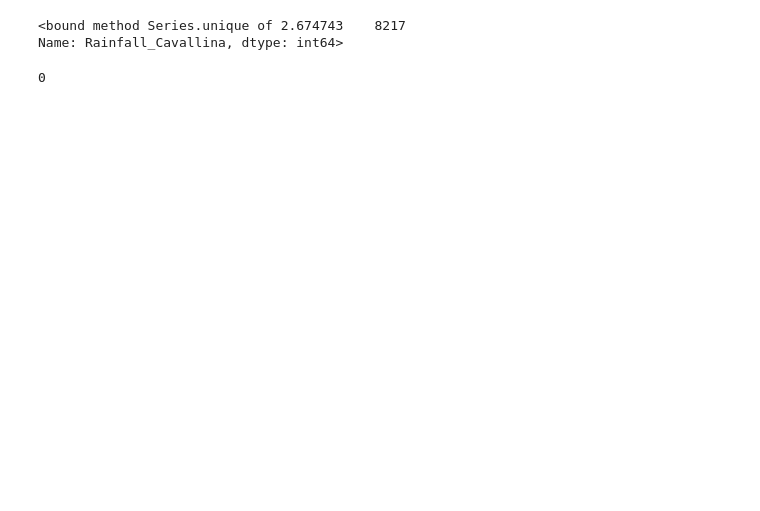
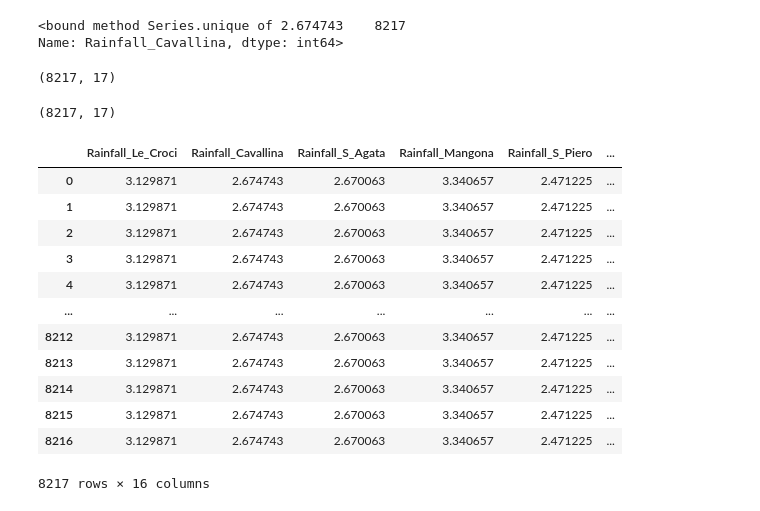
Before and after one commit to Himanth-Venati/Acea_Smart_Water_Analytics_ML, a Jupyter notebook: Acea_Smart_Water_Analytics.ipynb, the cells around one changed output. Cells and saved outputs as stored; diff of their text form; code cells hidden in the pictures; blank space fills up the shorter version.

```diff
--- a/Acea_Smart_Water_Analytics.ipynb
+++ b/Acea_Smart_Water_Analytics.ipynb
@@ -139,4 +141,8 @@ df['Rainfall_Cavallina']=df['Rainfall_Le_Croci'].mean()
-# %%
-df['Rainfall_Cavallina'].isnull().sum()
-# %% [output]
-0
+# %%
+df.shape
+# %% [output]
+(8217, 17)
+# %%
+df.shape
+# %% [output]
+(8217, 17)
@@ -142,0 +152,16 @@ df['Rainfall_Cavallina'].isnull().sum()
+# %%
+data
+# %% [output]
+|  | Rainfall_Le_Croci | Rainfall_Cavallina | Rainfall_S_Agata | Rainfall_Mangona | Rainfall_S_Piero | ... |
+| 0 | 3.129871 | 2.674743 | 2.670063 | 3.340657 | 2.471225 | ... |
+| 1 | 3.129871 | 2.674743 | 2.670063 | 3.340657 | 2.471225 | ... |
+| 2 | 3.129871 | 2.674743 | 2.670063 | 3.340657 | 2.471225 | ... |
+| 3 | 3.129871 | 2.674743 | 2.670063 | 3.340657 | 2.471225 | ... |
+| 4 | 3.129871 | 2.674743 | 2.670063 | 3.340657 | 2.471225 | ... |
+| ... | ... | ... | ... | ... | ... | ... |
+| 8212 | 3.129871 | 2.674743 | 2.670063 | 3.340657 | 2.471225 | ... |
+| 8213 | 3.129871 | 2.674743 | 2.670063 | 3.340657 | 2.471225 | ... |
+| 8214 | 3.129871 | 2.674743 | 2.670063 | 3.340657 | 2.471225 | ... |
+| 8215 | 3.129871 | 2.674743 | 2.670063 | 3.340657 | 2.471225 | ... |
+| 8216 | 3.129871 | 2.674743 | 2.670063 | 3.340657 | 2.471225 | ... |
+8217 rows × 16 columns
```
Also changed, not shown: parts of 10 cells of this notebook.
